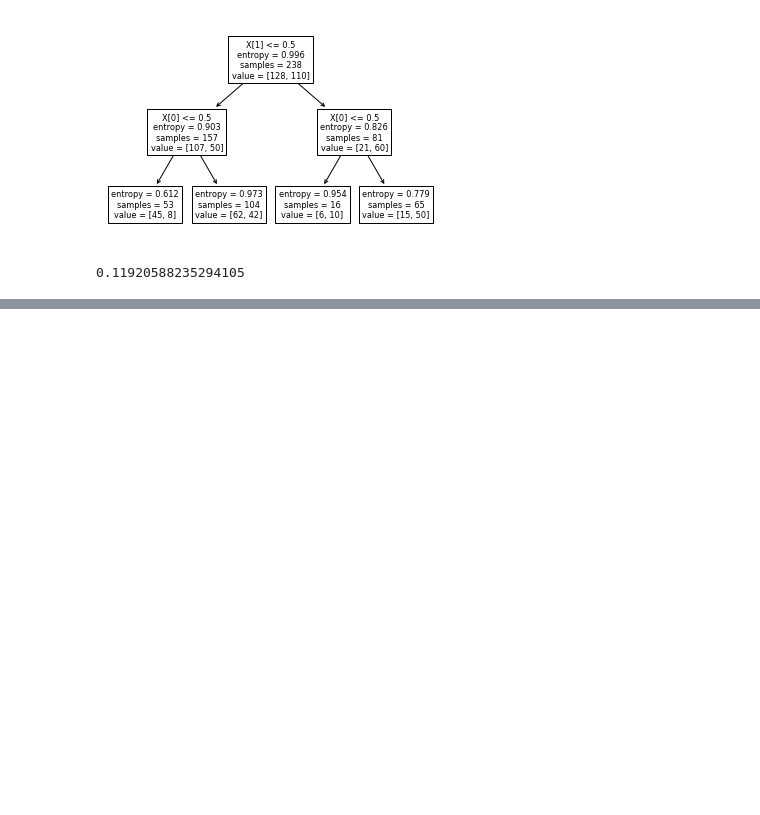
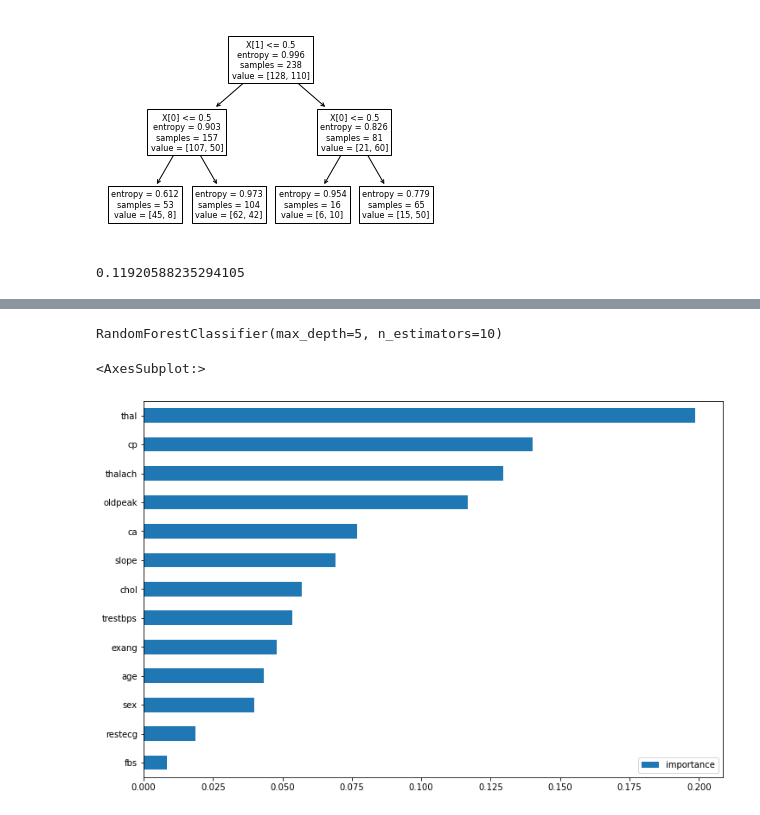
Before and after one commit to AlexDarkstalker/StepikDSMLIntroduction, a Jupyter notebook: module2/heart_deseases.ipynb, the cells around one changed output, grey strips where cells are left out. Saved outputs shown, nothing was run; the diff lists cells and outputs as text; code cells hidden in the pictures; blank space fills up the shorter version.

Commit message:
Finished DecisionTree and RandomForest tasks

```diff
--- a/module2/heart_deseases.ipynb
+++ b/module2/heart_deseases.ipynb
@@ -90,0 +112,2 @@ info_gain
+# %%
+X = heart_csv.drop("target", axis=1)
@@ -90,0 +130,2 @@ info_gain
+# %%
+y = heart_csv["target"]
@@ -90,0 +151,12 @@ info_gain
+# %%
+rf = RandomForestClassifier(10, max_depth=5)
+# %%
+rf.fit(X, y)
+# %% [output]
+RandomForestClassifier(max_depth=5, n_estimators=10)
+# %%
+imp = pd.DataFrame(rf.feature_importances_, index=X.columns, columns=['importance'])
+imp.sort_values('importance').plot(kind='barh', figsize=(12, 8))
+# %% [output]
+<AxesSubplot:>
+[figure, added]
```
Also changed, not shown: parts of 5 cells of this notebook, 9 other files.
